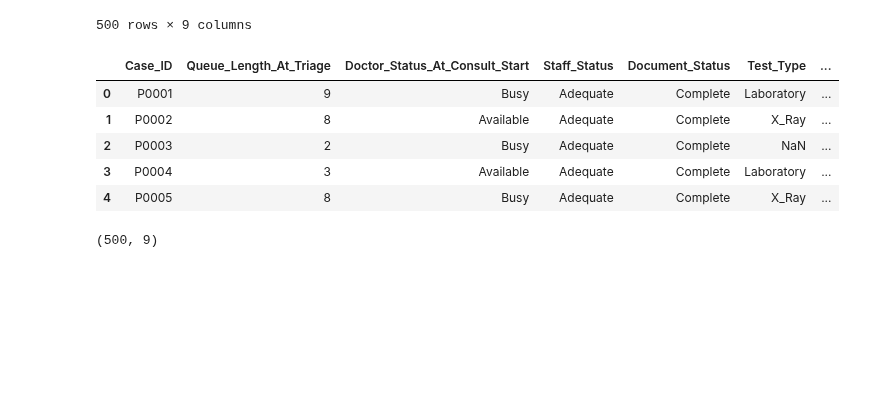
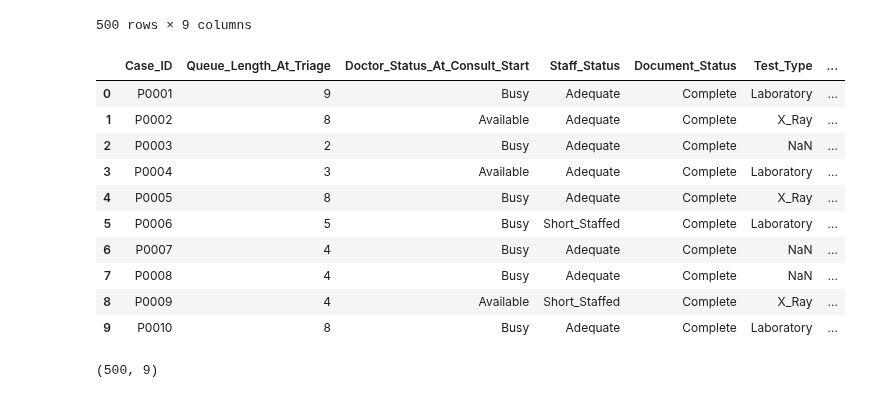
Before and after one commit to Ananyasingh0413/CareFlow---Clinical-Pathway-Process-Mining, a Jupyter notebook: healthcare_project-checkpoint.ipynb, the cells around one changed output. Drawn from its saved outputs; the diff is of its cells as text; code cells hidden in the pictures; blank space fills up the shorter version.

```diff
--- a/healthcare_project-checkpoint.ipynb
+++ b/healthcare_project-checkpoint.ipynb
@@ -396,14 +688,19 @@ op
 | 499 | P0500 | 12 | Busy | Adequate | Complete | X_Ray | ... |
 500 rows × 9 columns
 # %%
-op.head()
+op.head(10)
 # %% [output]
 |  | Case_ID | Queue_Length_At_Triage | Doctor_Status_At_Consult_Start | Staff_Status | Document_Status | Test_Type | ... |
 | 0 | P0001 | 9 | Busy | Adequate | Complete | Laboratory | ... |
 | 1 | P0002 | 8 | Available | Adequate | Complete | X_Ray | ... |
 | 2 | P0003 | 2 | Busy | Adequate | Complete | NaN | ... |
 | 3 | P0004 | 3 | Available | Adequate | Complete | Laboratory | ... |
 | 4 | P0005 | 8 | Busy | Adequate | Complete | X_Ray | ... |
+| 5 | P0006 | 5 | Busy | Short_Staffed | Complete | Laboratory | ... |
+| 6 | P0007 | 4 | Busy | Adequate | Complete | NaN | ... |
+| 7 | P0008 | 4 | Busy | Adequate | Complete | NaN | ... |
+| 8 | P0009 | 4 | Available | Short_Staffed | Complete | X_Ray | ... |
+| 9 | P0010 | 8 | Busy | Adequate | Complete | Laboratory | ... |
 # %%
 op.shape
 # %% [output]
```
Also changed, not shown: parts of 23 cells of this notebook.
